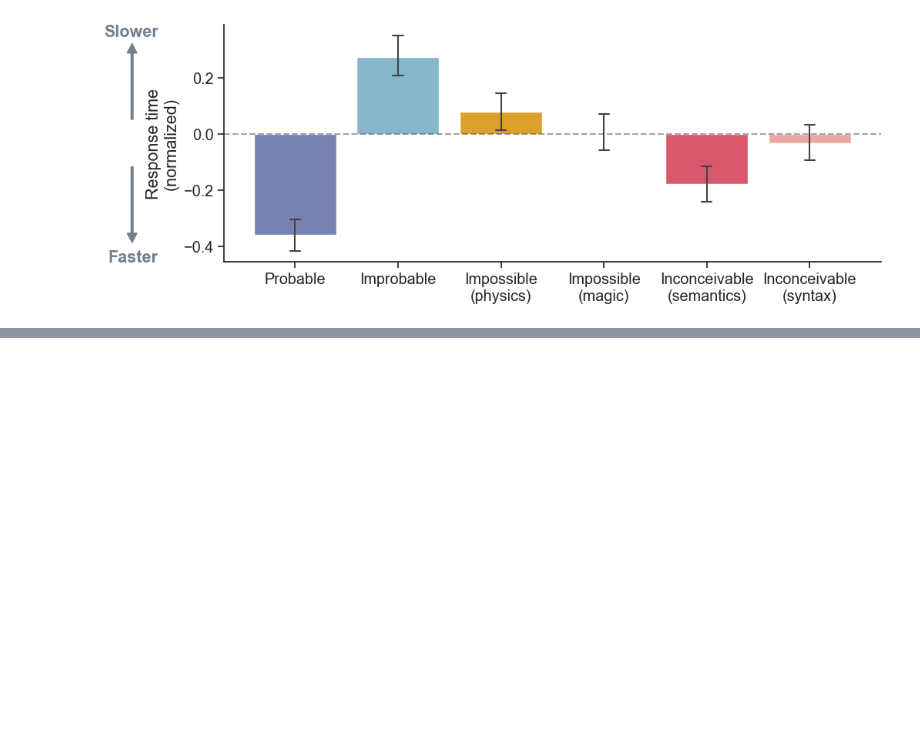
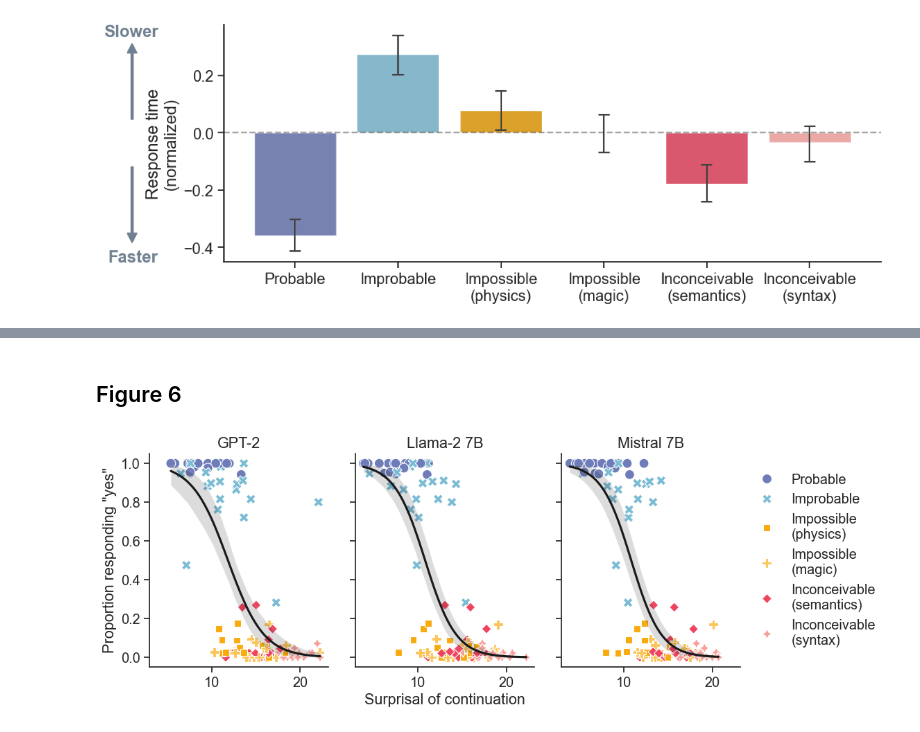
Before and after one commit to jennhu/shades-of-zero, a Jupyter notebook: analysis/figures.ipynb, the cells around one changed output, grey strips where cells are left out. Saved outputs shown, nothing was run; the diff lists cells and outputs as text; code cells hidden in the pictures; blank space fills up the shorter version.

```diff
--- a/analysis/figures.ipynb
+++ b/analysis/figures.ipynb
@@ -513,0 +544,65 @@ render("fig5_exp3_judgment_vs_surprisal.pdf")
+# %% [markdown]
+## Figure 6
+# %%
+def judgments_vs_surprisal(data, model_df, ax=None, **kwargs):
+    yes_data = data.groupby(["item_id", "condition"]).response.mean().reset_index()
+    yes_data["item_id_cond"] = yes_data.item_id.astype(str) + "_" + yes_data.condition
+    yes_data["surprisal"] = yes_data.apply(
+        lambda r: model_df[(model_df.item_id==r.item_id)&(model_df.condition==r.condition)].continuation_sum_surprisal.item(),
+        axis=1
+    )
+    if ax is None:
+        ax = plt.gca()
+    # Scatterplot the points.
+    ax = sns.scatterplot(
+        data=yes_data,
+        x="surprisal",
+        y="response",
+        ax=ax,
+        hue="condition",
+        palette=COND_PAL,
+        hue_order=CONDS,
+        style="condition",
+        style_order=CONDS,
+        s=100
+    )
+    # Add regression line.
+    ax = sns.regplot(
+        data=yes_data,
+        x="surprisal",
+        y="response",
+        logistic=True,
+        ax=ax,
+        scatter=False,
+        color="k"
+    )
+    return ax
+
+fig, axes = plt.subplots(nrows=1, ncols=len(MODELS), sharey=True, sharex=True, figsize=(11,4))
+for i, model in enumerate(MODELS):
+    ax = axes[i]
+    ax = judgments_vs_surprisal(
+        exp3_no_rt_outlier,
+        model_df[model_df.model==model],
+        ax=ax
+    )
+    ax.set_title(PRETTY_MODELS[i])
+    if i == 0:
+        ax.set_ylabel("Proportion responding \"yes\"")
+    else:
+        ax.set_ylabel("")
+    if i == 1:
+        ax.set_xlabel("Surprisal of continuation")
+    else:
+        ax.set_xlabel("")
+    sns.despine()
+    if i != 2:
+        ax.get_legend().remove()
+    else:
+        handles, labels = ax.get_legend_handles_labels()
+        labels = [PRETTY_COND_MAP[l].replace(" ", "\n") for l in labels]
+        ax.legend(handles, labels, loc='center left', bbox_to_anchor=(1, 0.5), frameon=False)
+plt.subplots_adjust(wspace=0.15)
+render("fig6_exp3_judgment_vs_surprisal.pdf")
+# %% [output]
+[figure, added]
```
Also changed, not shown: parts of 10 cells of this notebook, 8 other files.
